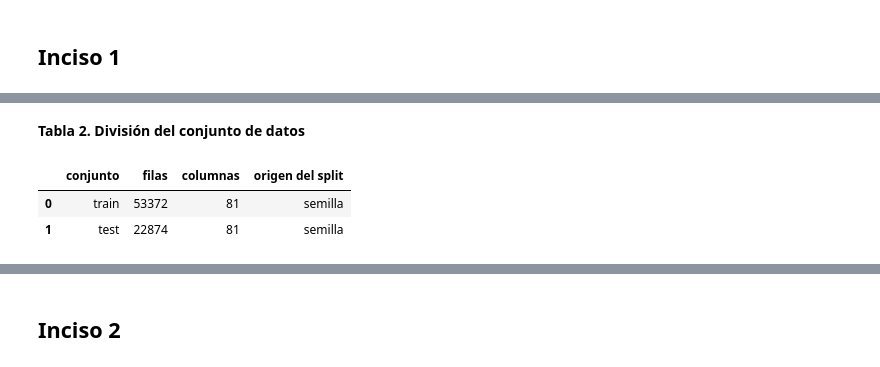
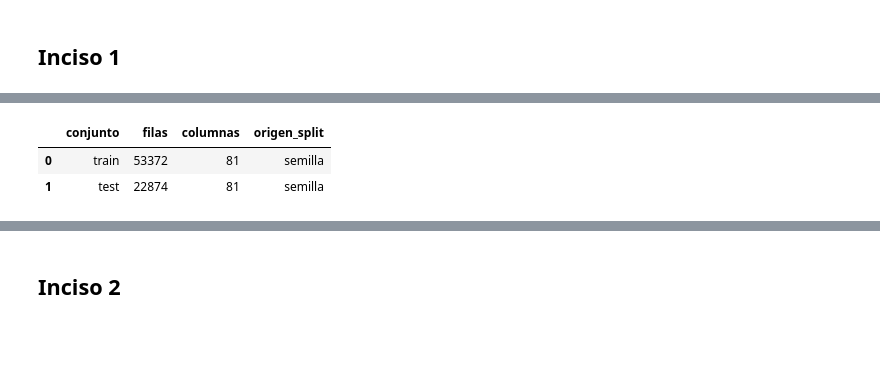
Before and after one commit to Ninaswiftie09/Mineria-de-Datos, a Jupyter notebook: Laboratorio8.ipynb, the cells around one changed output, grey strips where cells are left out. Cells and saved outputs as stored; diff of their text form; code cells hidden in the pictures; blank space fills up the shorter version.

```diff
--- a/Laboratorio8.ipynb
+++ b/Laboratorio8.ipynb
@@ -124,0 +24,19 @@ df_original.shape
+# %%
+import pyreadr
+
+data_dir = Path("data")
+
+rdata_files = sorted(data_dir.glob("*.RData")) + sorted(data_dir.glob("*.rda"))
+
+if not rdata_files:
+    rdata_files = sorted(Path(".").glob("*.RData")) + sorted(Path(".").glob("*.rda"))
+
+rdata_path = rdata_files[0]
+
+rdata = pyreadr.read_r(str(rdata_path))
+
+df = next(valor for valor in rdata.values() if isinstance(valor, pd.DataFrame))
+
+df.columns = [str(col).strip() for col in df.columns]
+
+df.shape
@@ -190,52 +113,52 @@ def leer_tabla(path):
         return pd.read_pickle(path)
     raise ValueError(path)
 
-data_dir = Path("data")
 extensiones = ["*.csv", "*.xlsx", "*.xls", "*.parquet", "*.pkl", "*.pickle"]
 
 archivos_tabla = []
+
 for extension in extensiones:
     archivos_tabla.extend(sorted(data_dir.glob(extension)))
-    archivos_tabla.extend(sorted(data_dir.glob(f"**/{extension}")))
 
 train_files = [
     path for path in archivos_tabla
     if any(txt in path.stem.lower() for txt in ["train", "entrenamiento", "training"])
 ]
 
 test_files = [
     path for path in archivos_tabla
     if any(txt in path.stem.lower() for txt in ["test", "prueba", "testing"])
 ]
 
 if train_files and test_files:
     train_df, _, _ = preparar_base(leer_tabla(train_files[0]))
     test_df, _, _ = preparar_base(leer_tabla(test_files[0]))
     origen_split = "archivos"
 else:
+    from sklearn.model_selection import train_test_split
+
+    estratificar = df[categoria_col] if df[categoria_col].value_counts().min() > 1 else None
+
     train_df, test_df = train_test_split(
         df,
         test_size=0.30,
-        random_state=SEED,
-        stratify=df[categoria_col]
+        random_state=2026,
+        stratify=estratificar
     )
+
     origen_split = "semilla"
 
 train_df = train_df.reset_index(drop=True)
 test_df = test_df.reset_index(drop=True)
 
-resumen_split = pd.DataFrame({
+pd.DataFrame({
     "conjunto": ["train", "test"],
     "filas": [train_df.shape[0], test_df.shape[0]],
     "columnas": [train_df.shape[1], test_df.shape[1]],
-    "origen del split": [origen_split, origen_split]
+    "origen_split": [origen_split, origen_split]
 })
-
-display(Markdown("**Tabla 2. División del conjunto de datos**"))
-display(resumen_split)
 # %% [output]
-**Tabla 2. División del conjunto de datos**
-|  | conjunto | filas | columnas | origen del split |
+|  | conjunto | filas | columnas | origen_split |
 | 0 | train | 53372 | 81 | semilla |
 | 1 | test | 22874 | 81 | semilla |
 # %%
```
Also changed, not shown: parts of 59 cells of this notebook.
